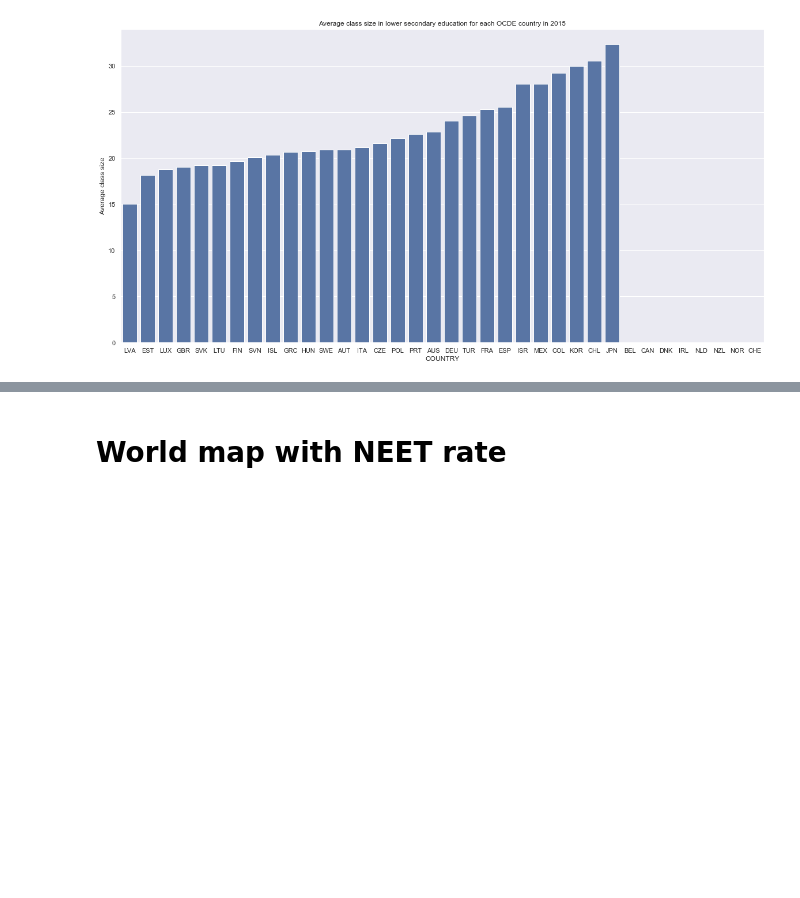
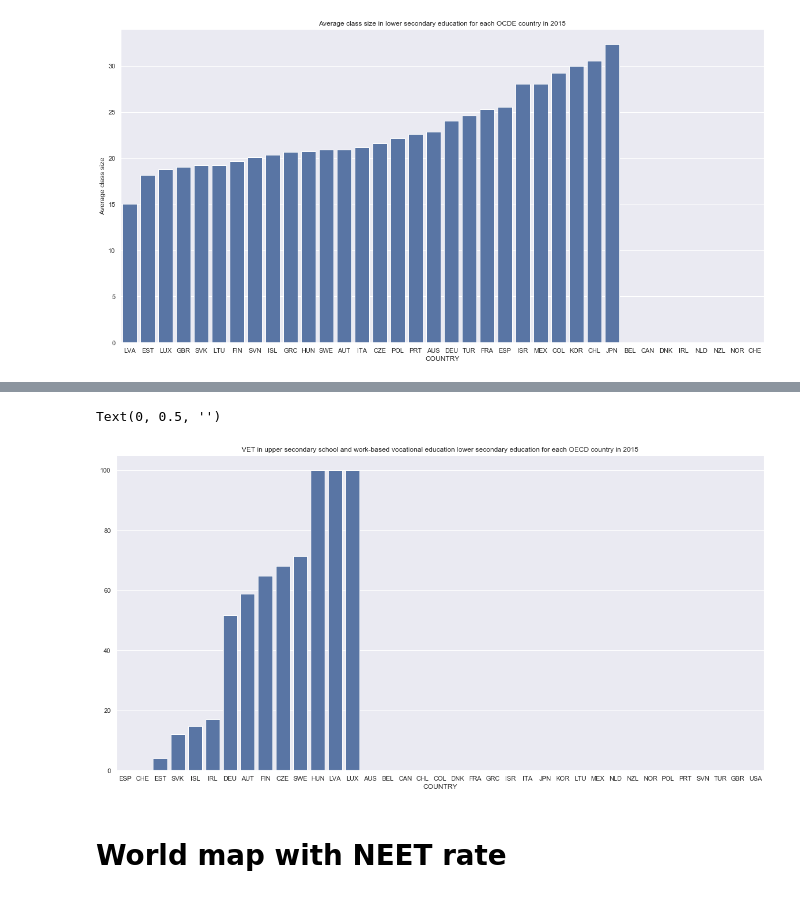
Before and after one commit to Victor-Manach/MODS206, a Jupyter notebook: Data_preparation_education_indicators.ipynb, the cells around one changed output, grey strips where cells are left out. Cells and saved outputs as stored; diff of their text form; code cells hidden in the pictures; blank space fills up the shorter version.

```diff
--- a/Data_preparation_education_indicators.ipynb
+++ b/Data_preparation_education_indicators.ipynb
@@ -153,3 +263,11 @@ Text(0, 0.5, 'Average Total Years')
+# %%
+plt.figure(figsize=(20,10))
+sns.barplot(x='COUNTRY',y="Value",data=vets_oecd_2015_L4C5, order= vets_oecd_2015_L4C5.sort_values('Value')["COUNTRY"],color="C0")
+plt.title("VET in upper secondary school and work-based vocational education lower secondary education for each OECD country in 2015")
+plt.ylabel("")
+# %% [output]
+Text(0, 0.5, '')
+[figure, added]
 # %% [markdown]
 # World map with NEET rate
 # %%
```
Also changed, not shown: parts of 28 cells of this notebook.
